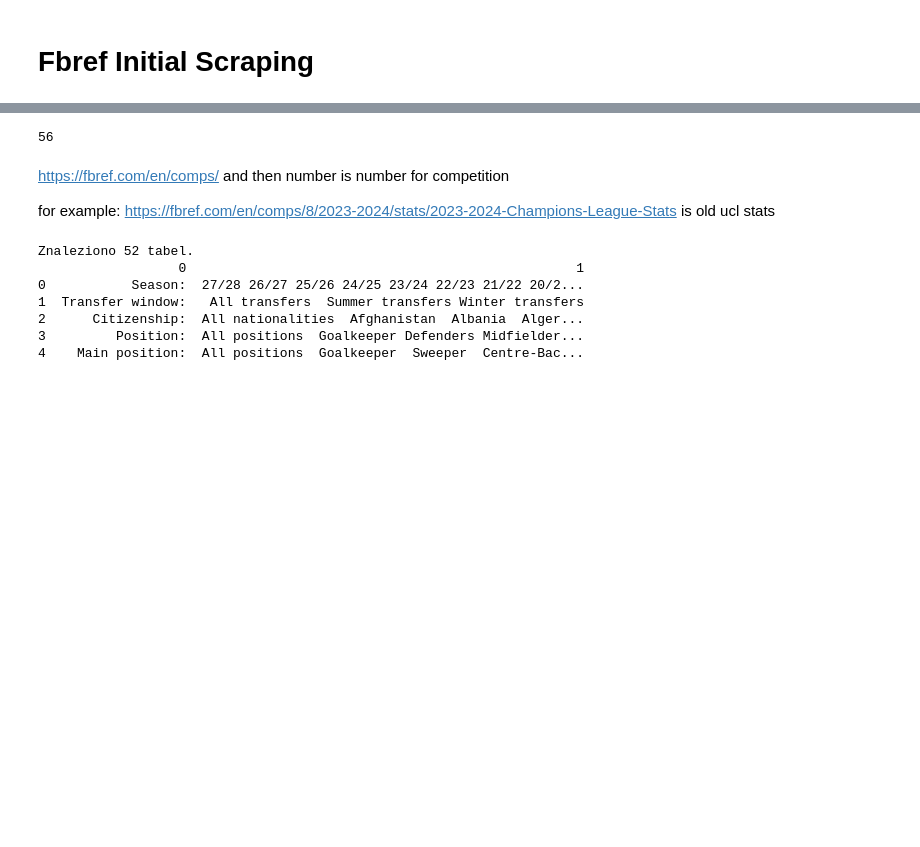
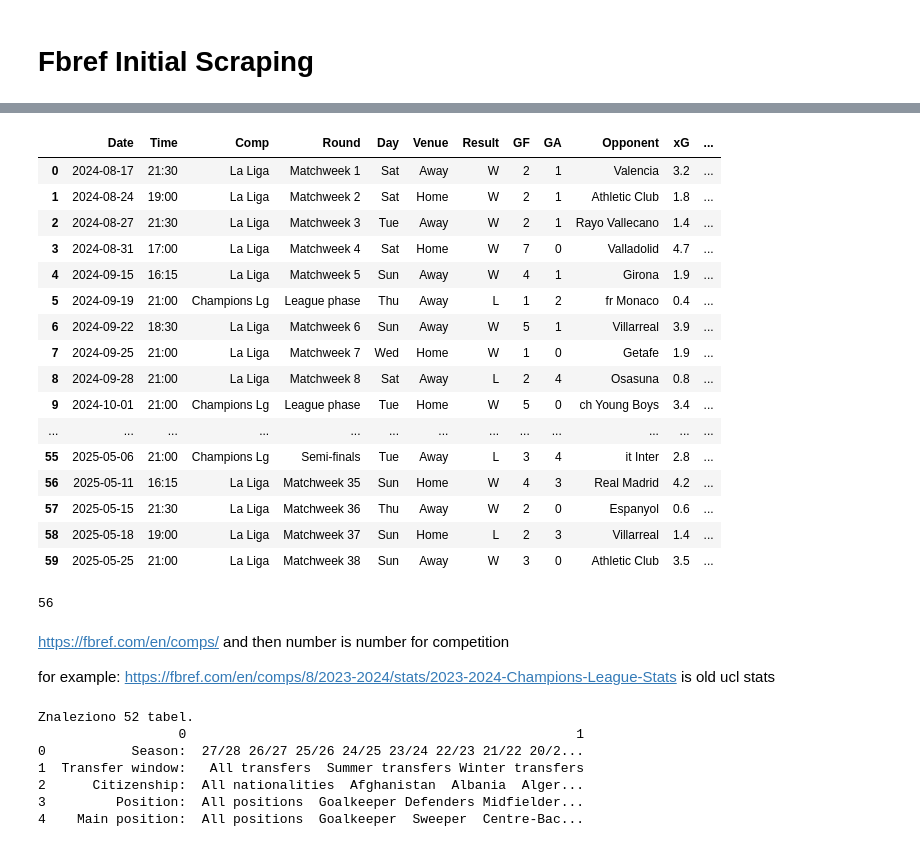
Before and after one commit to fantasy2fry/football-data-warehouse-top5, a Jupyter notebook: scraping/initial_scraping.ipynb, the cells around one changed output, grey strips where cells are left out. Drawn from its saved outputs; the diff is of its cells as text; code cells hidden in the pictures; blank space fills up the shorter version.

Commit message:
table fetch try

```diff
--- a/scraping/initial_scraping.ipynb
+++ b/scraping/initial_scraping.ipynb
@@ -96,3 +120,23 @@ dfs[2] # This is standard stats champions league
+# %%
+dfs[5]
+# %% [output]
+|  | Date | Time | Comp | Round | Day | Venue | Result | GF | GA | Opponent | xG | ... |
+| 0 | 2024-08-17 | 21:30 | La Liga | Matchweek 1 | Sat | Away | W | 2 | 1 | Valencia | 3.2 | ... |
+| 1 | 2024-08-24 | 19:00 | La Liga | Matchweek 2 | Sat | Home | W | 2 | 1 | Athletic Club | 1.8 | ... |
+| 2 | 2024-08-27 | 21:30 | La Liga | Matchweek 3 | Tue | Away | W | 2 | 1 | Rayo Vallecano | 1.4 | ... |
+| 3 | 2024-08-31 | 17:00 | La Liga | Matchweek 4 | Sat | Home | W | 7 | 0 | Valladolid | 4.7 | ... |
+| 4 | 2024-09-15 | 16:15 | La Liga | Matchweek 5 | Sun | Away | W | 4 | 1 | Girona | 1.9 | ... |
+| 5 | 2024-09-19 | 21:00 | Champions Lg | League phase | Thu | Away | L | 1 | 2 | fr Monaco | 0.4 | ... |
+| 6 | 2024-09-22 | 18:30 | La Liga | Matchweek 6 | Sun | Away | W | 5 | 1 | Villarreal | 3.9 | ... |
+| 7 | 2024-09-25 | 21:00 | La Liga | Matchweek 7 | Wed | Home | W | 1 | 0 | Getafe | 1.9 | ... |
+| 8 | 2024-09-28 | 21:00 | La Liga | Matchweek 8 | Sat | Away | L | 2 | 4 | Osasuna | 0.8 | ... |
+| 9 | 2024-10-01 | 21:00 | Champions Lg | League phase | Tue | Home | W | 5 | 0 | ch Young Boys | 3.4 | ... |
+| ... | ... | ... | ... | ... | ... | ... | ... | ... | ... | ... | ... | ... |
+| 55 | 2025-05-06 | 21:00 | Champions Lg | Semi-finals | Tue | Away | L | 3 | 4 | it Inter | 2.8 | ... |
+| 56 | 2025-05-11 | 16:15 | La Liga | Matchweek 35 | Sun | Home | W | 4 | 3 | Real Madrid | 4.2 | ... |
+| 57 | 2025-05-15 | 21:30 | La Liga | Matchweek 36 | Thu | Away | W | 2 | 0 | Espanyol | 0.6 | ... |
+| 58 | 2025-05-18 | 19:00 | La Liga | Matchweek 37 | Sun | Home | L | 2 | 3 | Villarreal | 1.4 | ... |
+| 59 | 2025-05-25 | 21:00 | La Liga | Matchweek 38 | Sun | Away | W | 3 | 0 | Athletic Club | 3.5 | ... |
 # %%
 len(dfs)
 # %% [output]
```
Also changed, not shown: parts of 9 cells of this notebook, 1 other file.
